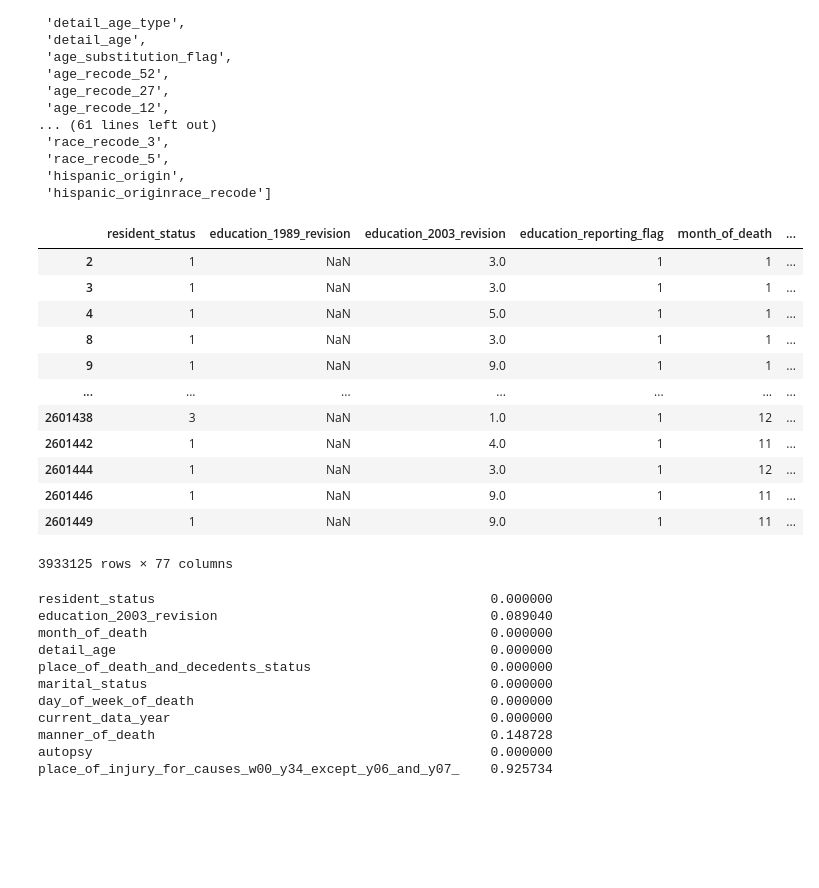
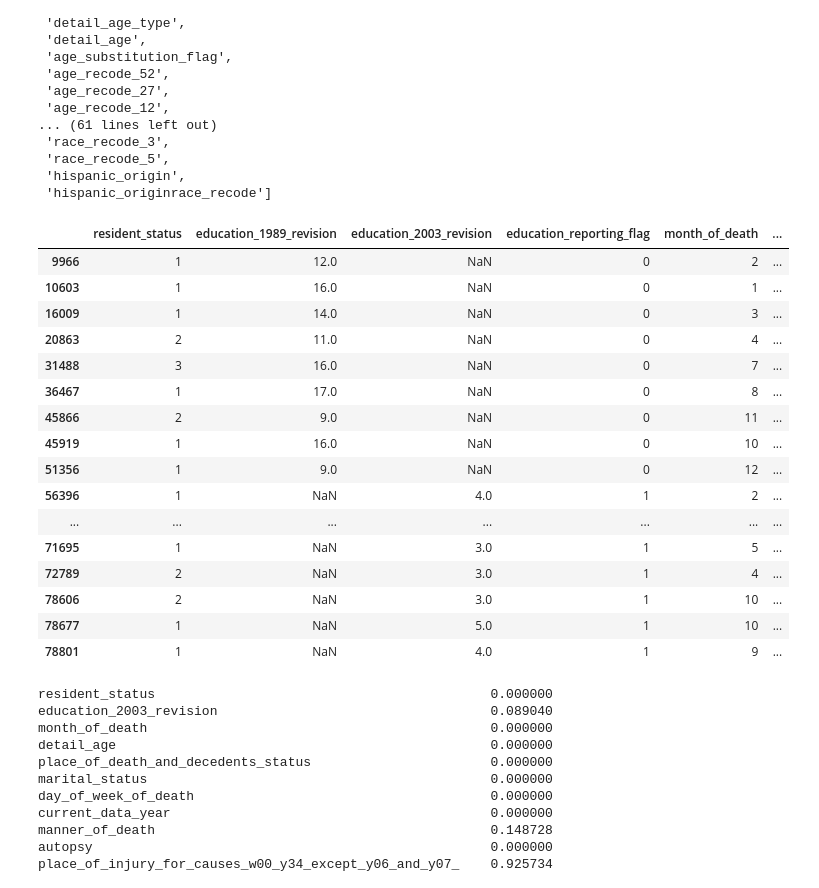
Before and after one commit to andrezafeu/maternal_mortality, a Jupyter notebook: CDC_dataset_cleaning.ipynb, the cells around one changed output. Drawn from its saved outputs; the diff is of its cells as text; code cells hidden in the pictures; blank space fills up the shorter version.

Commit message:
Filter only the deaths with the cause Pregnancy, childbirth and the puerperium

```diff
--- a/CDC_dataset_cleaning.ipynb
+++ b/CDC_dataset_cleaning.ipynb
@@ -3,3 +4,5 @@ import pandas as pd
+# %%
+pd.set_option("max_columns", 80)
 # %%
 def read_csv_from_dropbox(dropbox_link):
     path = dropbox_link[0:-1] + "1"
@@ -87,24 +88,34 @@ display(list(df.columns.values))
 # %%
 # Drop all males
 
-df_cleaned = df.loc[df["sex"] != "M"]
-# Nancy to filter/drop rows with irrelevant ICD codes.  We just want O00-O99 at the moment
+df_female = df.loc[df["sex"] != "M"]
+# %%
+# Filter only recoreds with the cause recode 'Pregnancy, childbirth and the puerperium'
+df_cleaned = df_female[
+    (df_female['358_cause_recode'] == 339) |
+    (df_female['113_cause_recode'] == 105) |
+    (df_female['39_cause_recode'] == 32)
+]
 # %%
-df_cleaned
+df_cleaned.head(20)
 # %% [output]
 |  | resident_status | education_1989_revision | education_2003_revision | education_reporting_flag | month_of_death | ... |
-| 2 | 1 | NaN | 3.0 | 1 | 1 | ... |
-| 3 | 1 | NaN | 3.0 | 1 | 1 | ... |
-| 4 | 1 | NaN | 5.0 | 1 | 1 | ... |
-| 8 | 1 | NaN | 3.0 | 1 | 1 | ... |
-| 9 | 1 | NaN | 9.0 | 1 | 1 | ... |
+| 9966 | 1 | 12.0 | NaN | 0 | 2 | ... |
+| 10603 | 1 | 16.0 | NaN | 0 | 1 | ... |
+| 16009 | 1 | 14.0 | NaN | 0 | 3 | ... |
+| 20863 | 2 | 11.0 | NaN | 0 | 4 | ... |
+| 31488 | 3 | 16.0 | NaN | 0 | 7 | ... |
+| 36467 | 1 | 17.0 | NaN | 0 | 8 | ... |
+| 45866 | 2 | 9.0 | NaN | 0 | 11 | ... |
+| 45919 | 1 | 16.0 | NaN | 0 | 10 | ... |
+| 51356 | 1 | 9.0 | NaN | 0 | 12 | ... |
+| 56396 | 1 | NaN | 4.0 | 1 | 2 | ... |
 | ... | ... | ... | ... | ... | ... | ... |
-| 2601438 | 3 | NaN | 1.0 | 1 | 12 | ... |
-| 2601442 | 1 | NaN | 4.0 | 1 | 11 | ... |
-| 2601444 | 1 | NaN | 3.0 | 1 | 12 | ... |
-| 2601446 | 1 | NaN | 9.0 | 1 | 11 | ... |
-| 2601449 | 1 | NaN | 9.0 | 1 | 11 | ... |
+| 71695 | 1 | NaN | 3.0 | 1 | 5 | ... |
+| 72789 | 2 | NaN | 3.0 | 1 | 4 | ... |
+| 78606 | 2 | NaN | 3.0 | 1 | 10 | ... |
+| 78677 | 1 | NaN | 5.0 | 1 | 10 | ... |
+| 78801 | 1 | NaN | 4.0 | 1 | 9 | ... |
-3933125 rows × 77 columns
 # %%
 # make sure all records with icd code O00-O99 is female before dropping sex column
 # %%
```
Also changed, not shown: parts of 6 cells of this notebook.
